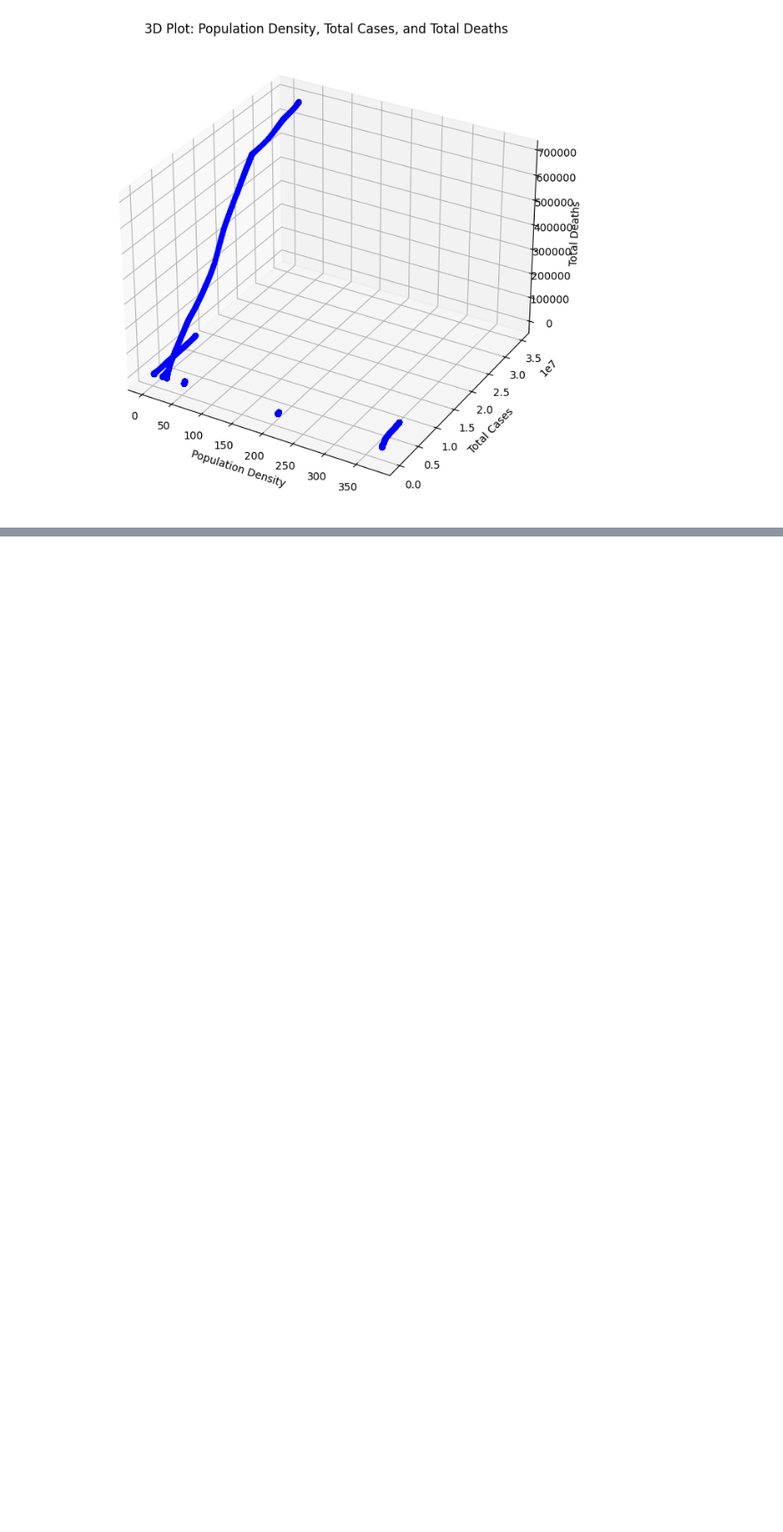
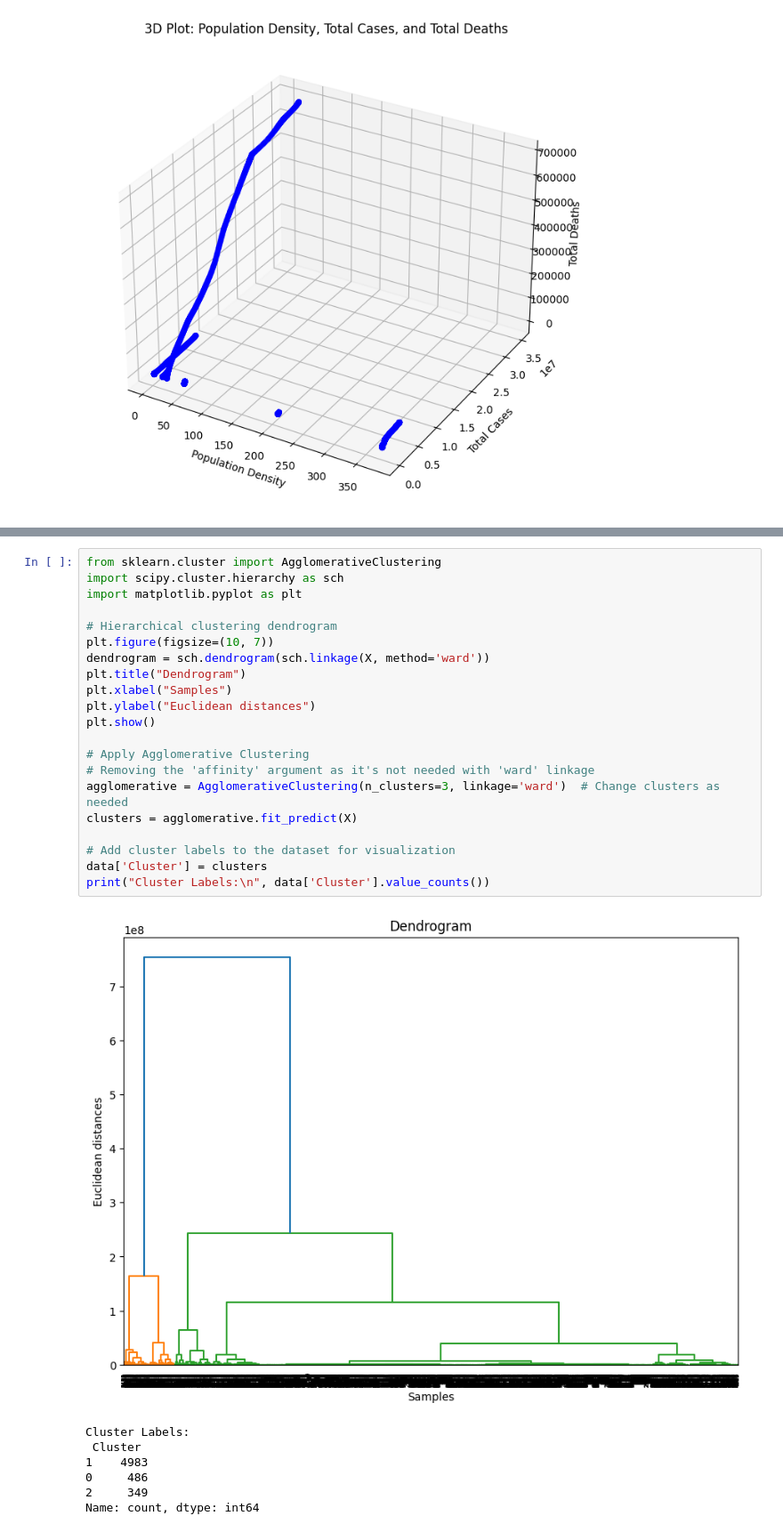
Before and after one commit to jayaasuthersen/EDA_DA, a Jupyter notebook: 21BDS0126_JayaaSuthersen.ipynb, the cells around one changed output, grey strips where cells are left out. Shown at 89% size. Saved outputs shown, nothing was run; the diff lists cells and outputs as text; blank space fills up the shorter version.

```diff
--- a/21BDS0126_JayaaSuthersen.ipynb
+++ b/21BDS0126_JayaaSuthersen.ipynb
@@ -197,0 +272,29 @@ plt.show()
+# %%
+from sklearn.cluster import AgglomerativeClustering
+import scipy.cluster.hierarchy as sch
+import matplotlib.pyplot as plt
+
+# Hierarchical clustering dendrogram
+plt.figure(figsize=(10, 7))
+dendrogram = sch.dendrogram(sch.linkage(X, method='ward'))
+plt.title("Dendrogram")
+plt.xlabel("Samples")
+plt.ylabel("Euclidean distances")
+plt.show()
+
+# Apply Agglomerative Clustering
+# Removing the 'affinity' argument as it's not needed with 'ward' linkage
+agglomerative = AgglomerativeClustering(n_clusters=3, linkage='ward')  # Change clusters as needed
+clusters = agglomerative.fit_predict(X)
+
+# Add cluster labels to the dataset for visualization
+data['Cluster'] = clusters
+print("Cluster Labels:\n", data['Cluster'].value_counts())
+# %% [output]
+[figure, added]
+Cluster Labels:
+ Cluster
+1    4983
+0     486
+2     349
+Name: count, dtype: int64
```
Also changed, not shown: parts of 14 cells of this notebook.
